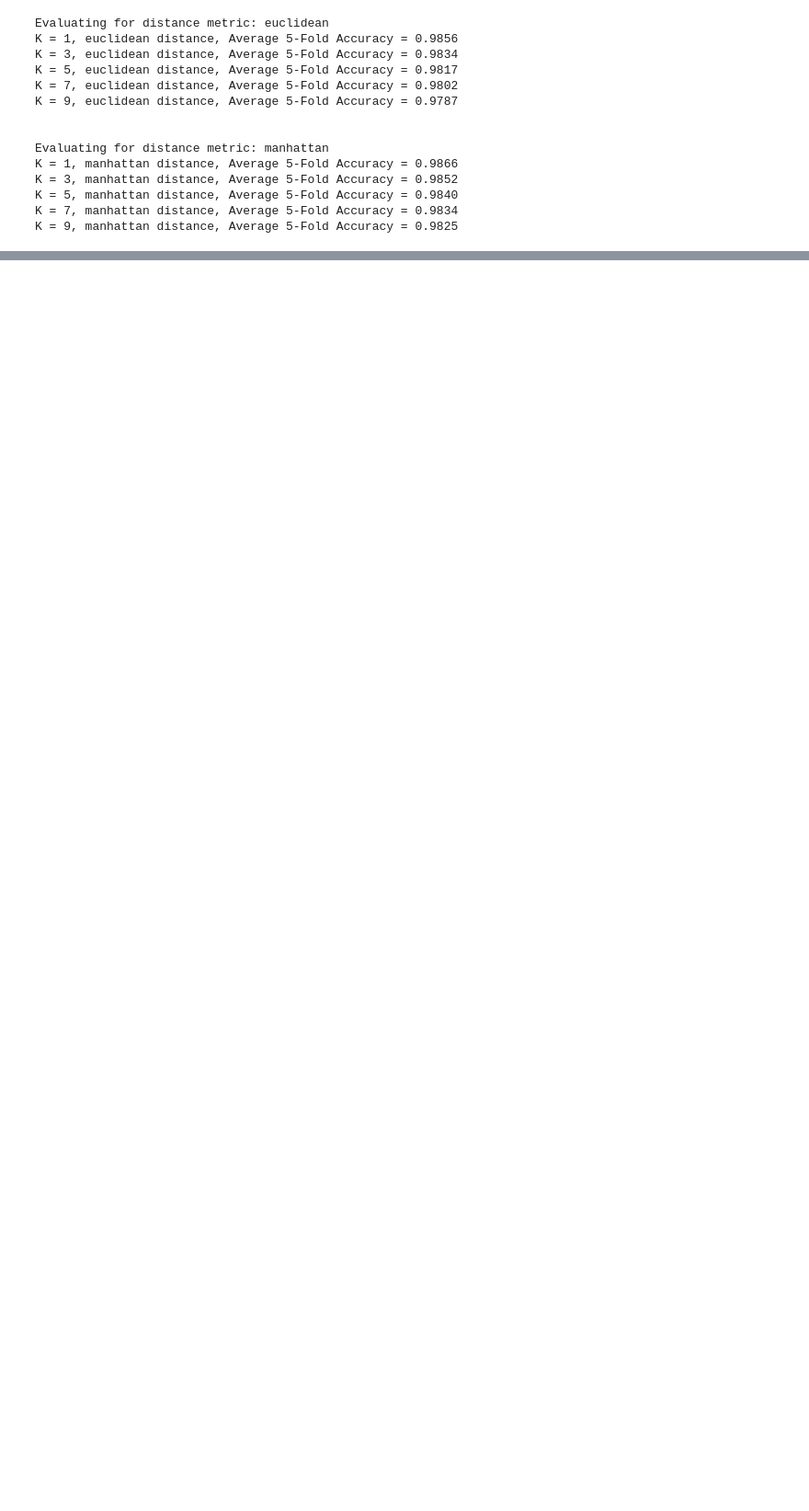
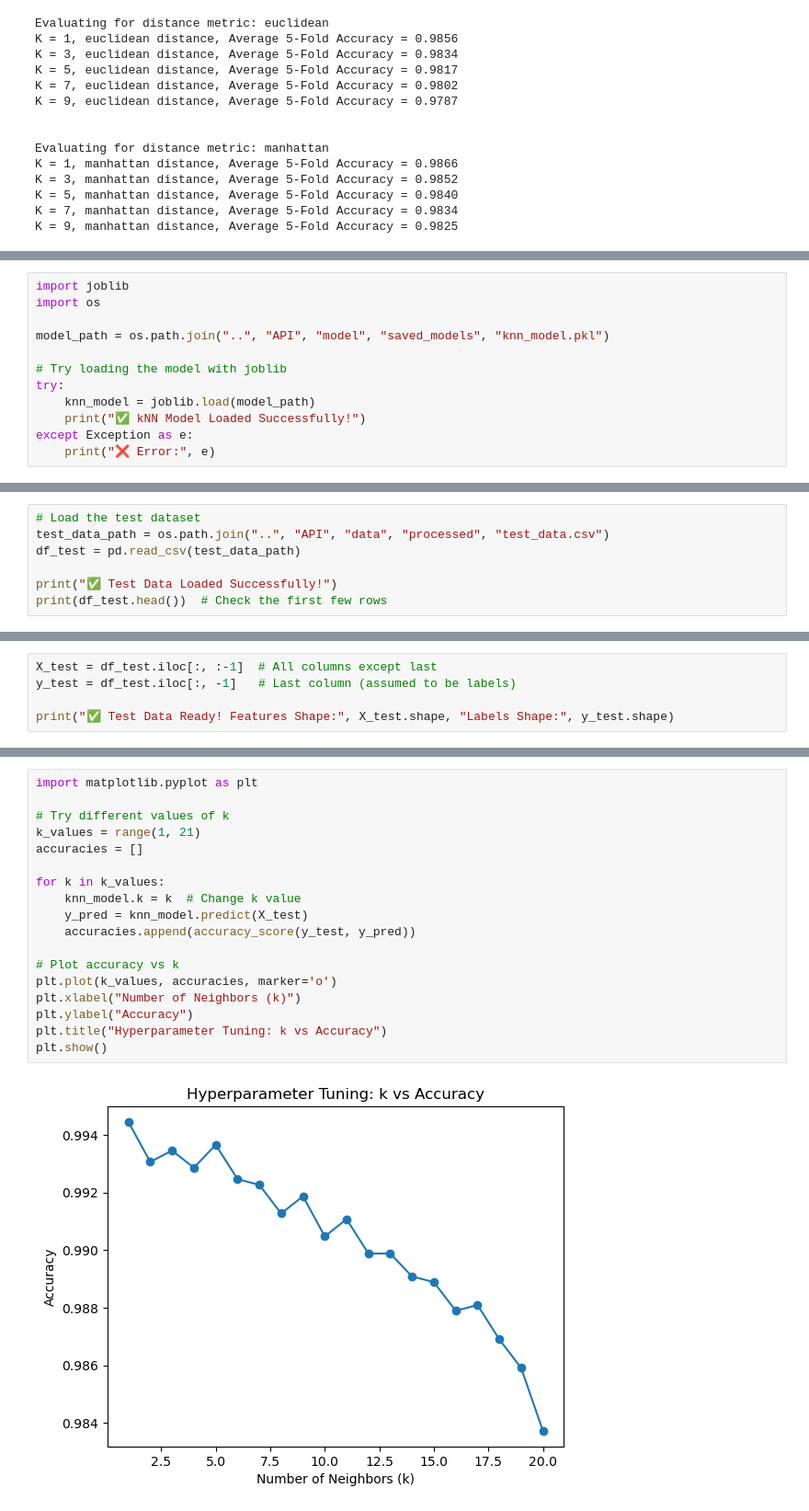
Before and after one commit to Luv-valecha/Network_Intrusion, a Jupyter notebook: .ipynb Notebooks/knn.ipynb, the cells around one changed output, grey strips where cells are left out. Shown: that part at 92% size. Cells and saved outputs as stored; diff of their text form; blank space fills up the shorter version.

Commit message:
KNNClassifier updated and saved in pkl formate

```diff
--- a/.ipynb Notebooks/knn.ipynb
+++ b/.ipynb Notebooks/knn.ipynb
@@ -211,0 +212,12 @@ K = 9, manhattan distance, Average 5-Fold Accuracy = 0.9825
+# %%
+import joblib
+import os
+
+model_path = os.path.join("..", "API", "model", "saved_models", "knn_model.pkl")
+
+# Try loading the model with joblib
+try:
+    knn_model = joblib.load(model_path)
+    print("✅ kNN Model Loaded Successfully!")
+except Exception as e:
+    print("❌ Error:", e)
@@ -211,0 +226,7 @@ K = 9, manhattan distance, Average 5-Fold Accuracy = 0.9825
+# %%
+# Load the test dataset
+test_data_path = os.path.join("..", "API", "data", "processed", "test_data.csv")
+df_test = pd.read_csv(test_data_path)
+
+print("✅ Test Data Loaded Successfully!")
+print(df_test.head())  # Check the first few rows
@@ -211,0 +251,5 @@ K = 9, manhattan distance, Average 5-Fold Accuracy = 0.9825
+# %%
+X_test = df_test.iloc[:, :-1]  # All columns except last
+y_test = df_test.iloc[:, -1]   # Last column (assumed to be labels)
+
+print("✅ Test Data Ready! Features Shape:", X_test.shape, "Labels Shape:", y_test.shape)
@@ -211,0 +289,20 @@ K = 9, manhattan distance, Average 5-Fold Accuracy = 0.9825
+# %%
+import matplotlib.pyplot as plt
+
+# Try different values of k
+k_values = range(1, 21)
+accuracies = []
+
+for k in k_values:
+    knn_model.k = k  # Change k value
+    y_pred = knn_model.predict(X_test)
+    accuracies.append(accuracy_score(y_test, y_pred))
+
+# Plot accuracy vs k
+plt.plot(k_values, accuracies, marker='o')
+plt.xlabel("Number of Neighbors (k)")
+plt.ylabel("Accuracy")
+plt.title("Hyperparameter Tuning: k vs Accuracy")
+plt.show()
+# %% [output]
+[figure, added]
```
Also changed, not shown: parts of 6 cells of this notebook, 4 other files.
